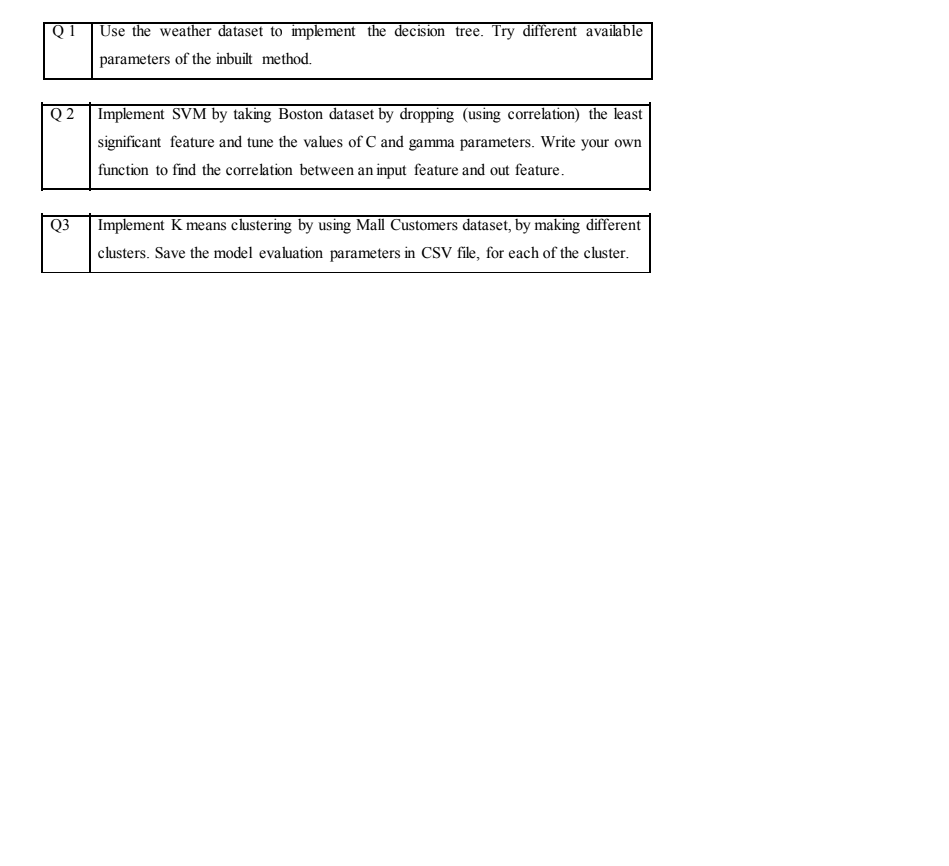
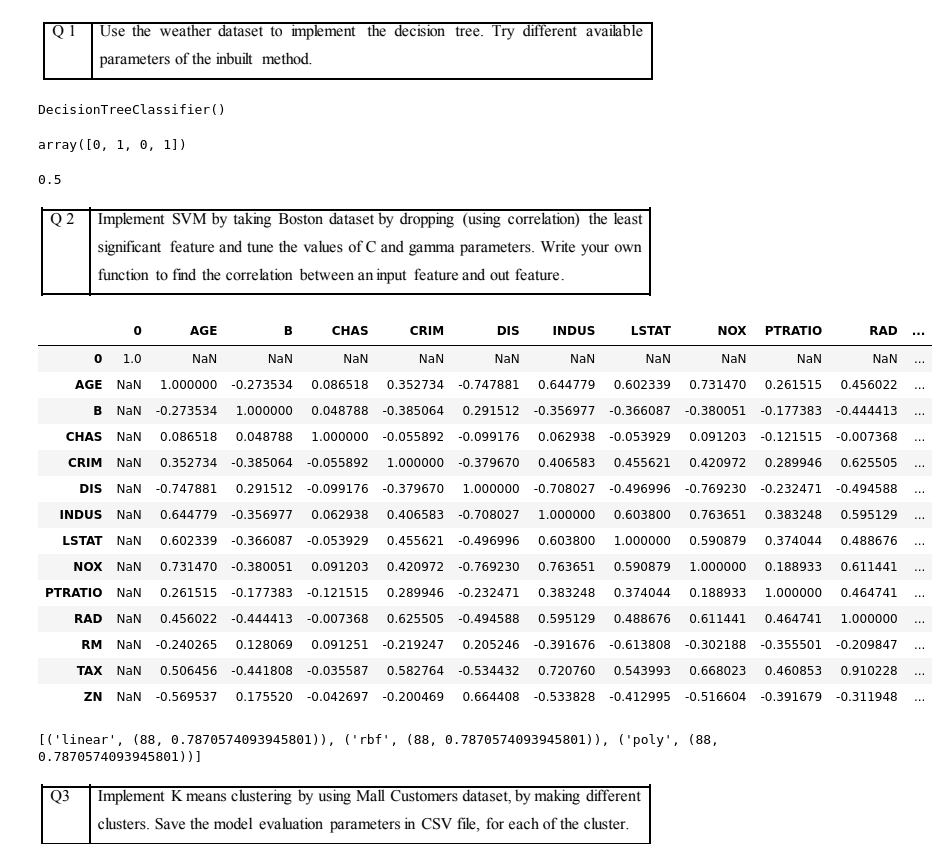
Before and after one commit to Arnav-Barman/UML501-ML, a Jupyter notebook: Assignment8_ArnavBarman_3CO15.ipynb, the cells around one changed output. Drawn from its saved outputs; the diff is of its cells as text; code cells hidden in the pictures; blank space fills up the shorter version.

```diff
--- a/Assignment8_ArnavBarman_3CO15.ipynb
+++ b/Assignment8_ArnavBarman_3CO15.ipynb
@@ -2,0 +21,6 @@
+# %%
+weather = pd.read_csv("/content/weather.csv")
+boston = datasets.load_boston()
+mall = pd.read_csv("/content/Mall_Customers.csv")
+diabetes = pd.read_csv("/content/diabetes.csv")
+cancer = pd.read_csv("/content/breast_cancer.csv")
@@ -5,2 +60,38 @@
+# %%
+clf.fit(x_train, y_train)
+# %% [output]
+DecisionTreeClassifier()
+# %%
+y_pred = clf.predict(x_test)
+y_pred
+# %% [output]
+array([0, 1, 0, 1])
+# %%
+clf.score(x_test, y_test)
+# %% [output]
+0.5
 # %% [markdown]
 ![image.png](embedded-picture-1)
+# %%
+x = pd.DataFrame(boston["data"])
+x.columns = boston["feature_names"]
+y = pd.DataFrame(boston["target"])
+# %%
+boston_data = pd.concat([x, y])
+boston_data.corr()
+# %% [output]
+|  | 0 | AGE | B | CHAS | CRIM | DIS | INDUS | LSTAT | NOX | PTRATIO | RAD | ... |
+| 0 | 1.0 | NaN | NaN | NaN | NaN | NaN | NaN | NaN | NaN | NaN | NaN | ... |
+| AGE | NaN | 1.000000 | -0.273534 | 0.086518 | 0.352734 | -0.747881 | 0.644779 | 0.602339 | 0.731470 | 0.261515 | 0.456022 | ... |
+| B | NaN | -0.273534 | 1.000000 | 0.048788 | -0.385064 | 0.291512 | -0.356977 | -0.366087 | -0.380051 | -0.177383 | -0.444413 | ... |
+| CHAS | NaN | 0.086518 | 0.048788 | 1.000000 | -0.055892 | -0.099176 | 0.062938 | -0.053929 | 0.091203 | -0.121515 | -0.007368 | ... |
+| CRIM | NaN | 0.352734 | -0.385064 | -0.055892 | 1.000000 | -0.379670 | 0.406583 | 0.455621 | 0.420972 | 0.289946 | 0.625505 | ... |
+| DIS | NaN | -0.747881 | 0.291512 | -0.099176 | -0.379670 | 1.000000 | -0.708027 | -0.496996 | -0.769230 | -0.232471 | -0.494588 | ... |
+| INDUS | NaN | 0.644779 | -0.356977 | 0.062938 | 0.406583 | -0.708027 | 1.000000 | 0.603800 | 0.763651 | 0.383248 | 0.595129 | ... |
+| LSTAT | NaN | 0.602339 | -0.366087 | -0.053929 | 0.455621 | -0.496996 | 0.603800 | 1.000000 | 0.590879 | 0.374044 | 0.488676 | ... |
+| NOX | NaN | 0.731470 | -0.380051 | 0.091203 | 0.420972 | -0.769230 | 0.763651 | 0.590879 | 1.000000 | 0.188933 | 0.611441 | ... |
+| PTRATIO | NaN | 0.261515 | -0.177383 | -0.121515 | 0.289946 | -0.232471 | 0.383248 | 0.374044 | 0.188933 | 1.000000 | 0.464741 | ... |
+| RAD | NaN | 0.456022 | -0.444413 | -0.007368 | 0.625505 | -0.494588 | 0.595129 | 0.488676 | 0.611441 | 0.464741 | 1.000000 | ... |
+| RM | NaN | -0.240265 | 0.128069 | 0.091251 | -0.219247 | 0.205246 | -0.391676 | -0.613808 | -0.302188 | -0.355501 | -0.209847 | ... |
+| TAX | NaN | 0.506456 | -0.441808 | -0.035587 | 0.582764 | -0.534432 | 0.720760 | 0.543993 | 0.668023 | 0.460853 | 0.910228 | ... |
+| ZN | NaN | -0.569537 | 0.175520 | -0.042697 | -0.200469 | 0.664408 | -0.533828 | -0.412995 | -0.516604 | -0.391679 | -0.311948 | ... |
@@ -7,2 +113,6 @@
+# %%
+print(kernel_performance)
+# %% [output]
+[('linear', (88, 0.7870574093945801)), ('rbf', (88, 0.7870574093945801)), ('poly', (88, 0.7870574093945801))]
 # %% [markdown]
 ![image.png](embedded-picture-1)
```
Also changed, not shown: parts of 46 cells of this notebook.
